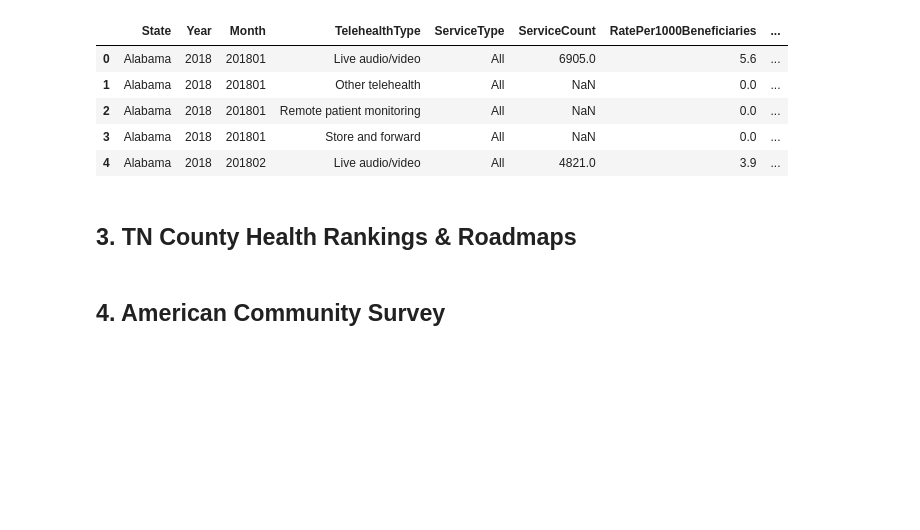
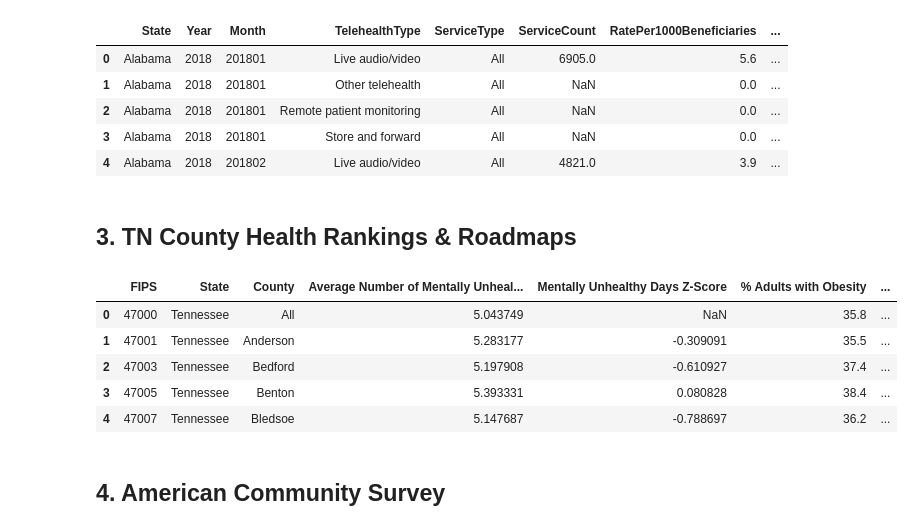
Before and after one commit to MQuarles2012/Telehealth_Analysis, a Jupyter notebook: Capstone Notebook.ipynb, the cells around one changed output. Saved outputs shown, nothing was run; the diff lists cells and outputs as text; code cells hidden in the pictures; blank space fills up the shorter version.

Commit message:
Added CHRR source after cleaning in excel

```diff
--- a/Capstone Notebook.ipynb
+++ b/Capstone Notebook.ipynb
@@ -123,3 +122,14 @@ CHHR_df.head()
+# %%
+CHRR_df = pd.read_excel('capstone_data/CHRR/2023 TN CHRR Data.xlsx')
+pd.set_option('display.max_columns', None)
+CHRR_df.head()
+# %% [output]
+|  | FIPS | State | County | Average Number of Mentally Unheal... | Mentally Unhealthy Days Z-Score | % Adults with Obesity | ... |
+| 0 | 47000 | Tennessee | All | 5.043749 | NaN | 35.8 | ... |
+| 1 | 47001 | Tennessee | Anderson | 5.283177 | -0.309091 | 35.5 | ... |
+| 2 | 47003 | Tennessee | Bedford | 5.197908 | -0.610927 | 37.4 | ... |
+| 3 | 47005 | Tennessee | Benton | 5.393331 | 0.080828 | 38.4 | ... |
+| 4 | 47007 | Tennessee | Bledsoe | 5.147687 | -0.788697 | 36.2 | ... |
 # %% [markdown]
 ## 4. American Community Survey
 # %% [markdown]
```
Also changed, not shown: parts of 9 cells of this notebook, 5 other files.
